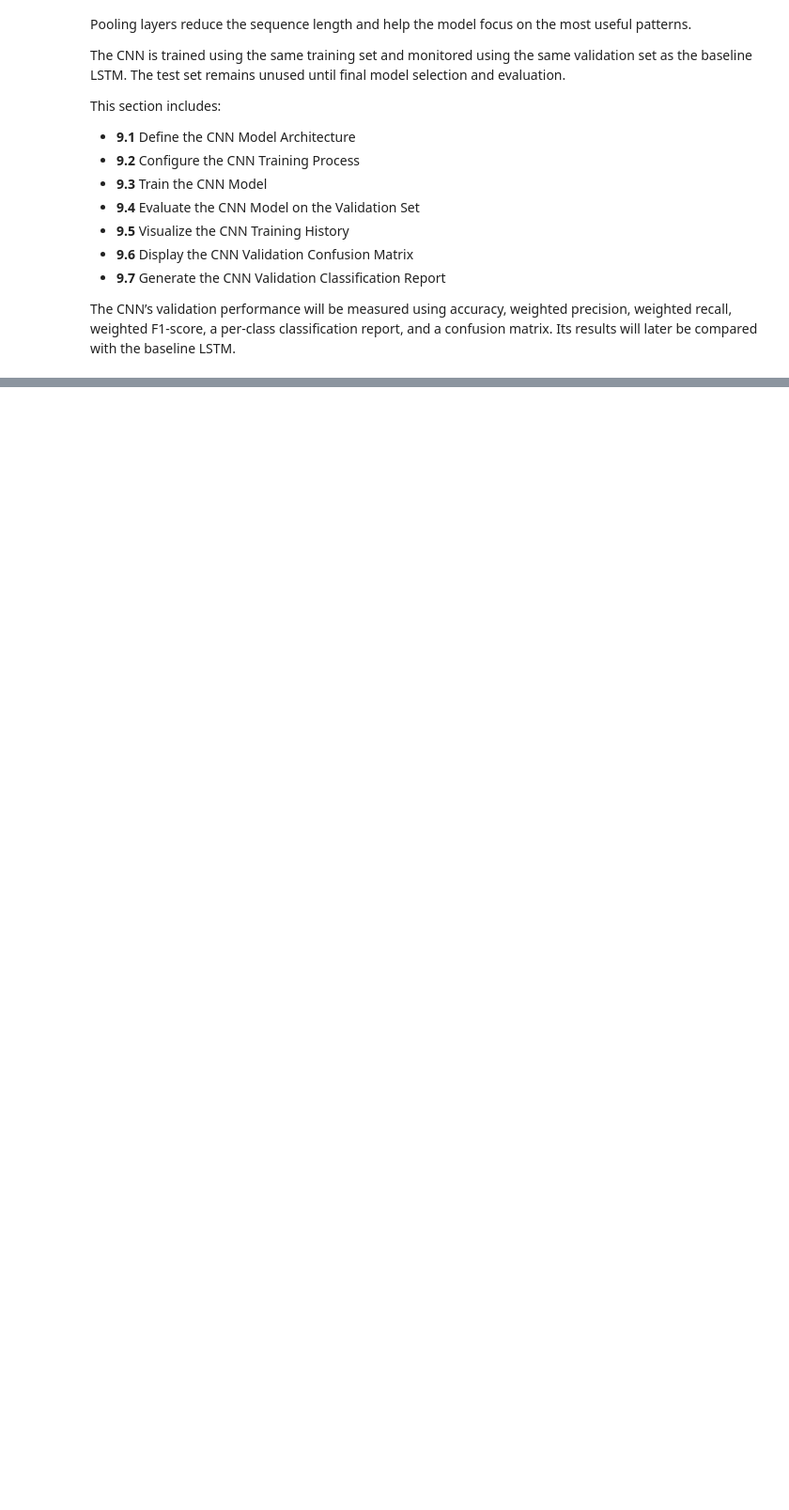
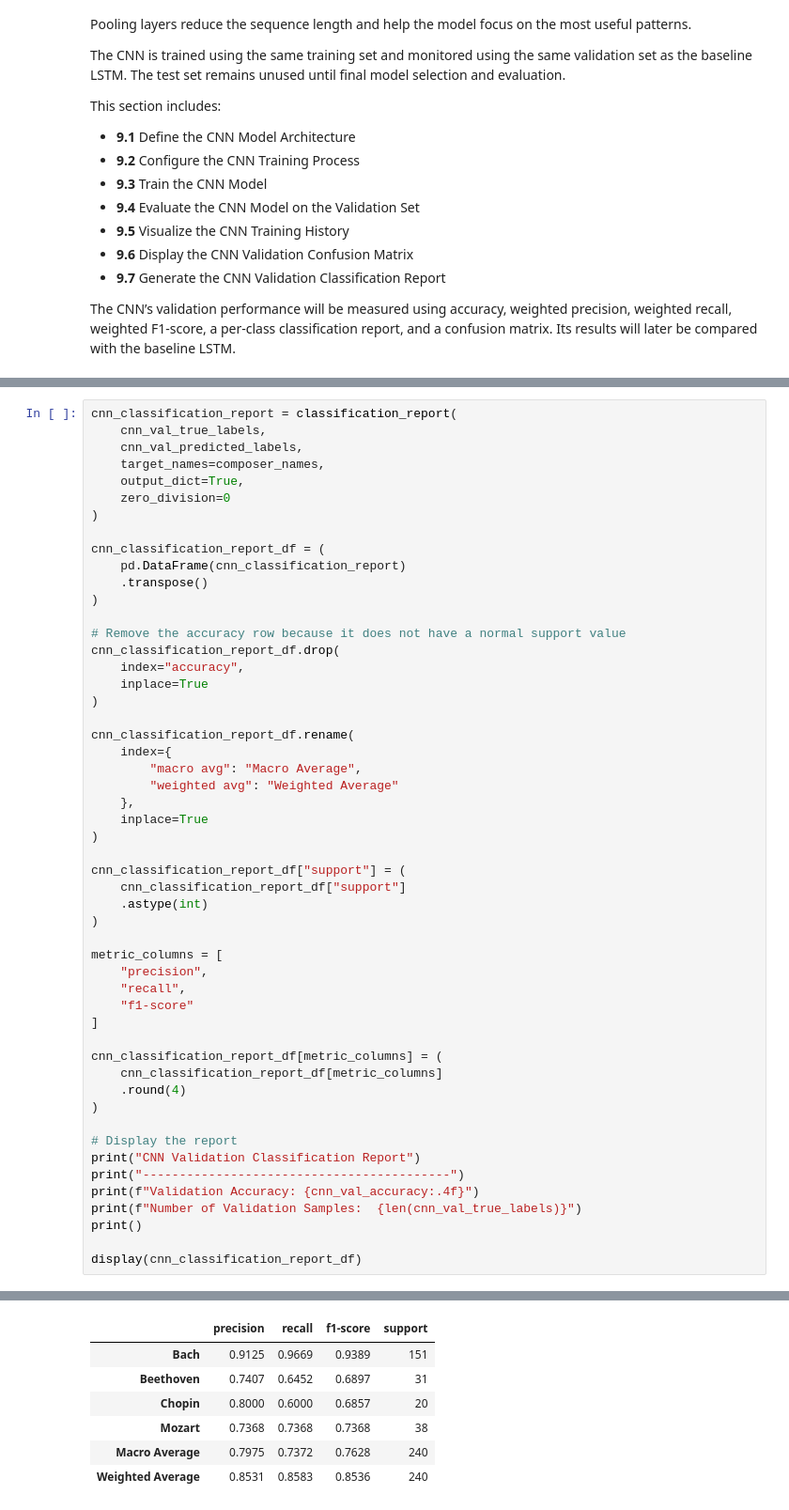
Before and after one commit to SamTavasoli/music-composer-classification-pytorch, a Jupyter notebook: notebooks/composer_classification.ipynb, the cells around one changed output, grey strips where cells are left out. Shown at 94% size. Cells and saved outputs as stored; diff of their text form; blank space fills up the shorter version.

Commit message:
Update composer classification notebook
-added CNN section
-added hyperparameter optimization

```diff
--- a/notebooks/composer_classification.ipynb
+++ b/notebooks/composer_classification.ipynb
@@ -3758,0 +4223,53 @@ The CNN’s validation performance will be measured using accuracy, weighted pre
+# %%
+cnn_classification_report = classification_report(
+    cnn_val_true_labels,
+    cnn_val_predicted_labels,
+    target_names=composer_names,
+    output_dict=True,
+    zero_division=0
+)
+
+cnn_classification_report_df = (
+    pd.DataFrame(cnn_classification_report)
+    .transpose()
+)
+
+# Remove the accuracy row because it does not have a normal support value
+cnn_classification_report_df.drop(
+    index="accuracy",
+    inplace=True
+)
+
+cnn_classification_report_df.rename(
+    index={
+        "macro avg": "Macro Average",
+        "weighted avg": "Weighted Average"
+    },
+    inplace=True
+)
+
+cnn_classification_report_df["support"] = (
+    cnn_classification_report_df["support"]
+    .astype(int)
+)
+
+metric_columns = [
+    "precision",
+    "recall",
+    "f1-score"
+]
+
+cnn_classification_report_df[metric_columns] = (
+    cnn_classification_report_df[metric_columns]
+    .round(4)
+)
+
+# Display the report
+print("CNN Validation Classification Report")
+print("------------------------------------------")
+print(f"Validation Accuracy: {cnn_val_accuracy:.4f}")
+print(f"Number of Validation Samples:  {len(cnn_val_true_labels)}")
+print()
+
+display(cnn_classification_report_df)
+# %% [output]
@@ -3759,3 +4280,10 @@ The CNN’s validation performance will be measured using accuracy, weighted pre
+|  | precision | recall | f1-score | support |
+| Bach | 0.9125 | 0.9669 | 0.9389 | 151 |
+| Beethoven | 0.7407 | 0.6452 | 0.6897 | 31 |
+| Chopin | 0.8000 | 0.6000 | 0.6857 | 20 |
+| Mozart | 0.7368 | 0.7368 | 0.7368 | 38 |
+| Macro Average | 0.7975 | 0.7372 | 0.7628 | 240 |
+| Weighted Average | 0.8531 | 0.8583 | 0.8536 | 240 |
 # %% [markdown]
 ## 10. Hyperparameter Tuning and Model Optimization
 
```
Also changed, not shown: parts of 66 cells of this notebook.
